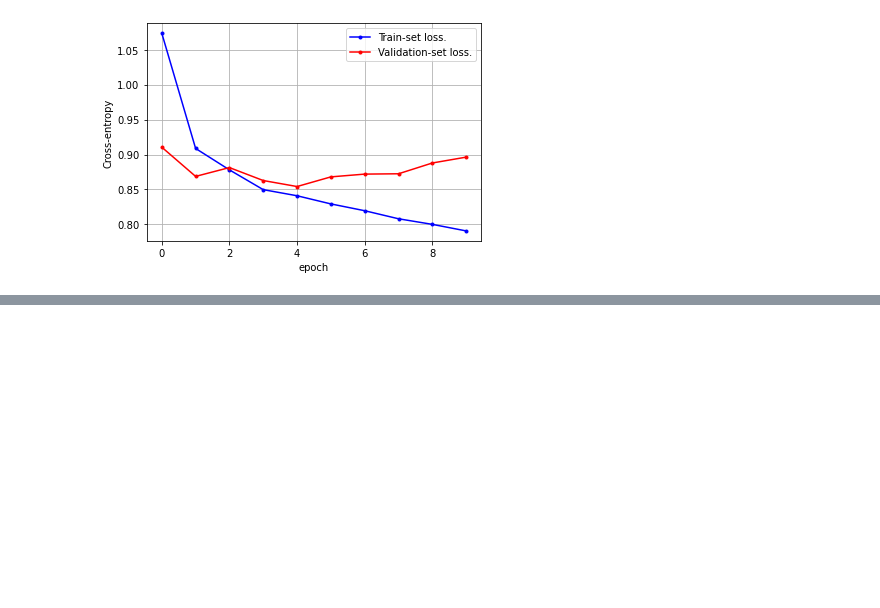
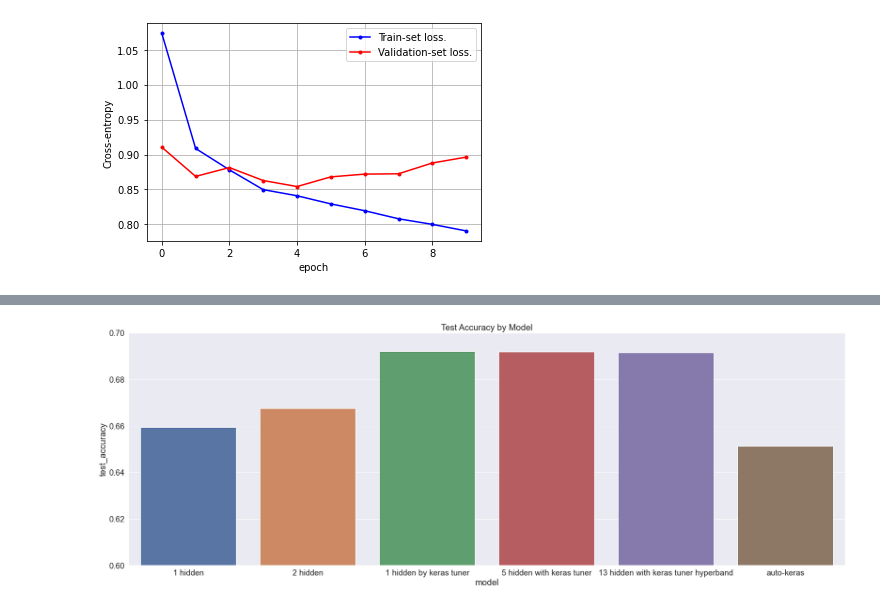
Before and after one commit to minyeamer/credit-now, a Jupyter notebook: notebooks/dl/models.ipynb, the cells around one changed output, grey strips where cells are left out. Cells and saved outputs as stored; diff of their text form; code cells hidden in the pictures; blank space fills up the shorter version.

Commit message:
add graph for dl models

```diff
--- a/notebooks/dl/models.ipynb
+++ b/notebooks/dl/models.ipynb
@@ -164,0 +167,7 @@ plt.show()
+# %%
+columns = ['model', 'test_accuracy']
+describe = ['1 hidden','2 hidden','1 hidden by keras tuner','5 hidden with keras tuner','13 hidden with keras tuner hyperband','auto-keras']
+accuracy = [0.6592, 0.6676, 0.6921, 0.6918, 0.6915, 0.6514]
+acc_map = [[desc, acc] for desc, acc in zip(describe, accuracy)]
+df = pd.DataFrame(acc_map, columns=columns)
+df
@@ -164,0 +182,10 @@ plt.show()
+# %%
+plt.figure(figsize=(30, 10))
+sns.set(font_scale=1.7)
+ax = sns.barplot(data=df, x = 'model', y = 'test_accuracy')
+ax.set(title='Test Accuracy by Model')
+ax.set_ylim(0.6,0.7)
+plt.savefig('graphs/keras_accuracy')
+plt.show()
+# %% [output]
+[figure, added]
```
Also changed, not shown: parts of 2 cells of this notebook, 2 other files.
